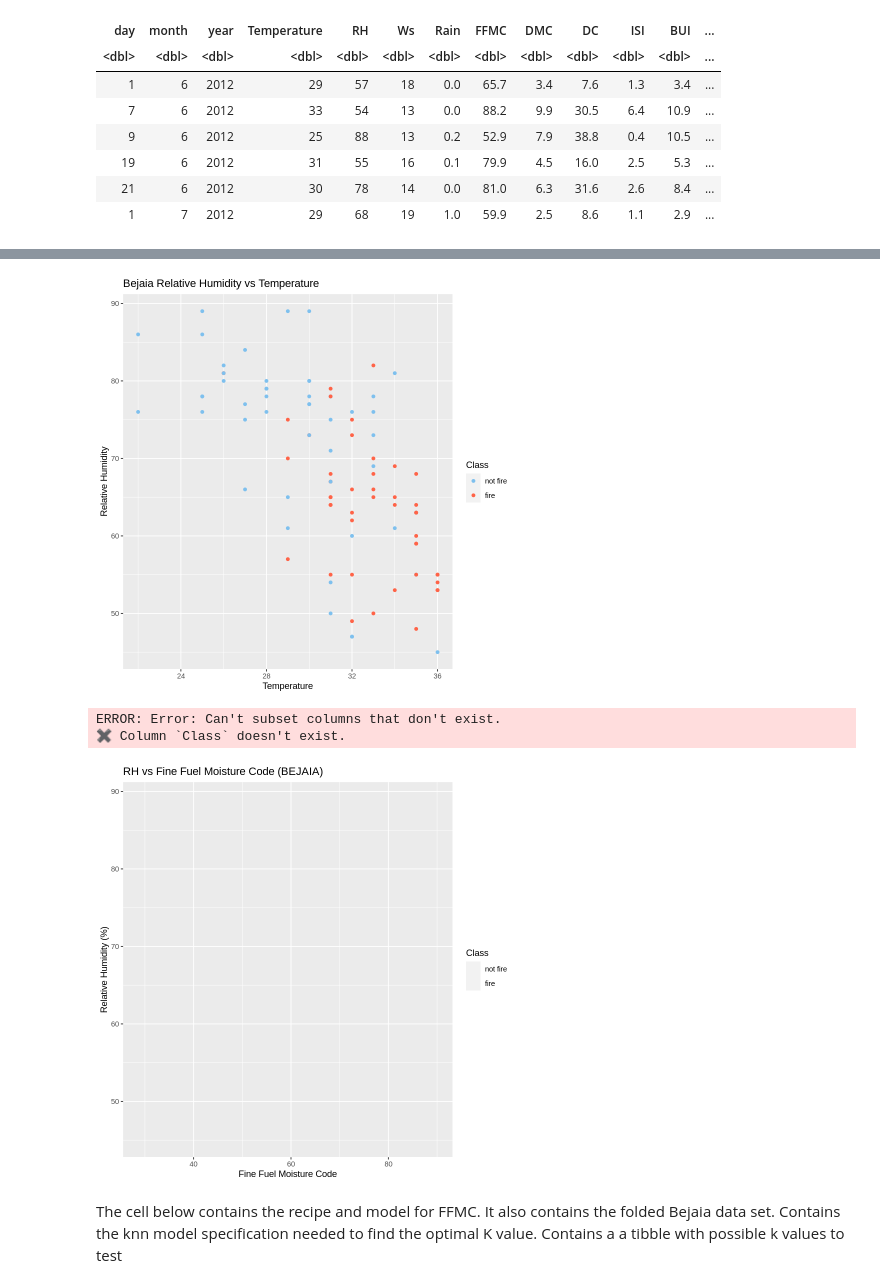
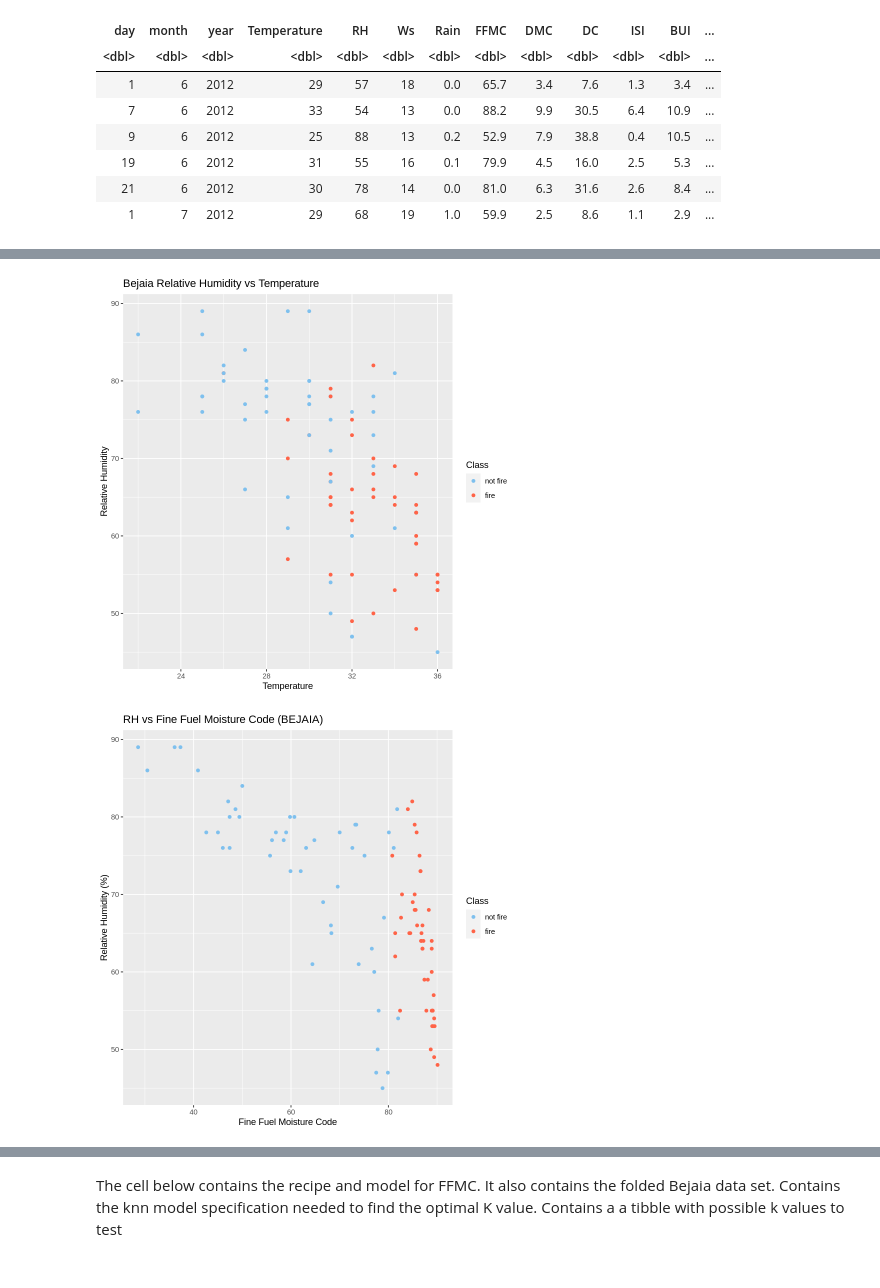
Before and after one commit to Bchau02/DSCI-100-Group-11-Project, a Jupyter notebook: Project.ipynb, the cells around one changed output, grey strips where cells are left out. Drawn from its saved outputs; the diff is of its cells as text; code cells hidden in the pictures.

```diff
--- a/Project.ipynb
+++ b/Project.ipynb
@@ -177,8 +177,7 @@ A tibble: 6 × 14
 | 1 | 7 | 2012 | 29 | 68 | 19 | 1.0 | 59.9 | 2.5 | 8.6 | 1.1 | 2.9 | ... |
 # %%
 Sidi_Bel_Abbes_Tem <- Sidi_Bel_Abbes_train %>%
-select(Temperature, RH, Classes)%>%
-
+    select(Temperature, RH, Classes) %>%
 ggplot(aes(x=Temperature, y= RH, color = Classes))+
 geom_point()+
 xlab("Temperature")+
@@ -203,13 +202,13 @@ Bejaia_RH_FFMC <- Bejaia_train %>%
     ggplot(aes(x=FFMC,y=RH,color=Class)) +
     geom_point() +
     labs(y="Relative Humidity (%)", x="Fine Fuel Moisture Code",title="RH vs Fine Fuel Moisture Code (BEJAIA)") +
-    scale_color_manual (values=c("Fire"="tomato",
-                                "Not Fire"="skyblue2"))
+    scale_color_manual (values=c("fire"="tomato",
+                                "not fire"="skyblue2"))
 Bejaia_RH_FFMC
 
 Sidi_Bel_Abbes_RH_FFMC <- Sidi_Bel_Abbes_train %>%
-    select(RH,FFMC,Class) %>%
-    ggplot(aes(x=FFMC,y=RH,color=Class)) +
+    select(RH,FFMC,Classes) %>%
+    ggplot(aes(x=FFMC,y=RH,color=Classes)) +
     geom_point() +
     labs(y="Relative Humidity (%)", x="Fine Fuel Moisture Code", title="RH vs Fine Fuel Moisture (SIDI BEL ABBES)")+
     scale_color_manual (values=c("fire"="tomato",
@@ -222,8 +221,8 @@ Bejaia_RH_DMC <- Bejaia_train %>%
     ggplot(aes(x=DMC,y=RH,color=Class)) +
     geom_point() +
     labs(y="Relative Humidity (%)", x="Duff Moisture Code",title="RH vs Duff Moisture Code (BEJAIA)")+
-    scale_color_manual (values=c("Fire"="tomato",
-                                "Not Fire"="skyblue2"))
+    scale_color_manual (values=c("fire"="tomato",
+                                "not fire"="skyblue2"))
 Bejaia_RH_DMC
 
 Sidi_Bel_Abbes_RH_DMC <- Sidi_Bel_Abbes_train%>%
@@ -255,7 +254,7 @@ Bejaia_Ws <- Bejaia_train %>%
     xlab("Wind Speed")+
     ylab("Relative Humidity")+
     labs(title="Bejaia Relative Humidity vs Wind Speed") +
-    scale_color_manual (values=c("Fire"="tomato", "Not Fire"="skyblue2"))
+    scale_color_manual (values=c("fire"="tomato", "not fire"="skyblue2"))
 Bejaia_Ws
 
 Bejaia_RH_FWI <- Bejaia_train %>%
@@ -263,8 +262,8 @@ Bejaia_RH_FWI <- Bejaia_train %>%
     ggplot(aes(x=FWI,y=RH,color=Class)) +
     geom_point() +
     labs(y="Relative Humidity (%)", x="Fire Weather Index",title="RH vs Fire Weather Index(Bejaia)") +
-    scale_color_manual (values=c("Fire"="tomato",
-                                "Not Fire"="skyblue2"))
+    scale_color_manual (values=c("fire"="tomato",
+                                "not fire"="skyblue2"))
 Bejaia_RH_FWI
 
 Sidi_Bel_Abbes_RH_FWI <- Sidi_Bel_Abbes_train%>%
@@ -283,13 +282,13 @@ Bejaia_RH_Rain <- Bejaia_train %>%
     ggplot(aes(x=Rain,y=RH,color=Class)) +
     geom_point() +
     labs(y="Relative Humidity (%)", x="Rain",title="RH vs Rain (BEJAIA)") +
-    scale_color_manual (values=c("Fire"="tomato",
-                                "Not Fire"="skyblue2"))
+    scale_color_manual (values=c("fire"="tomato",
+                                "not fire"="skyblue2"))
 Bejaia_RH_Rain
 
 Sidi_Bel_Abbes_RH_Rain <- Sidi_Bel_Abbes_train%>%
-    select(RH,Rain,Class) %>%
-    ggplot(aes(x=Rain,y=RH,color=Class)) +
+    select(RH,Rain,Classes) %>%
+    ggplot(aes(x=Rain,y=RH,color=Classes)) +
     geom_point() +
     labs(y="Relative Humidity (%)", x="Rain", title="RH vs Rain (SIDI BEL ABBES)")+
     scale_color_manual (values=c("fire"="tomato",
@@ -302,8 +301,8 @@ Bejaia_RH_BUI <- Bejaia_train %>%
     ggplot(aes(x=BUI,y=RH,color=Class)) +
     geom_point() +
     labs(y="Relative Humidity (%)", x="Build Up Index",title="RH vs Build Up Index (BEJAIA)") +
-    scale_color_manual (values=c("Fire"="tomato",
-                                "Not Fire"="skyblue2"))
+    scale_color_manual (values=c("fire"="tomato",
+                                "not fire"="skyblue2"))
 
 
 Bejaia_RH_BUI
@@ -341,32 +340,34 @@ Bejaia_DC <- Bejaia_train %>%
     xlab("Drought Code Index")+
     ylab("Relative Humidity")+
     labs(title="Bejaia Relative Humidity vs Drought Code Index") +
-    scale_color_manual (values=c("Fire"="tomato", "Not Fire"="skyblue2"))
+    scale_color_manual (values=c("fire"="tomato", "not fire"="skyblue2"))
 
 Bejaia_DC
 
 Sidi_Bel_Abbes_ISI <- Sidi_Bel_Abbes_train %>%
     select(ISI, RH, Classes)%>%
     ggplot(aes(x=ISI, y= RH, color = Classes))+
     geom_point()+
     xlab("Initial Spread Index")+
     ylab("Relative Humidity")+
     labs(title="Sidi Bel Abbes Relative Humidity vs Initial Spread Index")+
     scale_color_manual (values=c("fire"="tomato","not fire"="skyblue2"))
 
 Sidi_Bel_Abbes_ISI
 
 
 
 Bejaia_ISI <- Bejaia_train %>%
     select(ISI, RH, Class)%>%
     ggplot(aes(x=ISI, y= RH, color = Class))+
     geom_point()+
     xlab("Initial Spread Index")+
     ylab("Relative Humidity")+
     labs(title="Bejaia Relative Humidity vs Initial Spread Index")+
-    scale_color_manual (values=c("Fire"="tomato", "Not Fire"="skyblue2"))
+    scale_color_manual (values=c("fire"="tomato", "not fire"="skyblue2"))
 
 Bejaia_ISI
 # %% [output]
 [figure]
+[figure]
+[figure, new version]
@@ -375,7 +384,3 @@ Warning message:
-[figure]
-ERROR: Error: Can't subset columns that don't exist.
-✖ Column `Class` doesn't exist.
-[figure, old version]
 # %% [markdown]
 The cell below contains the recipe and model for FFMC. It also contains the folded Bejaia data set. Contains the knn model specification needed to find the optimal K value. Contains a a tibble with possible k values to test
 # %%
```
Also changed, not shown: parts of 15 cells of this notebook.
